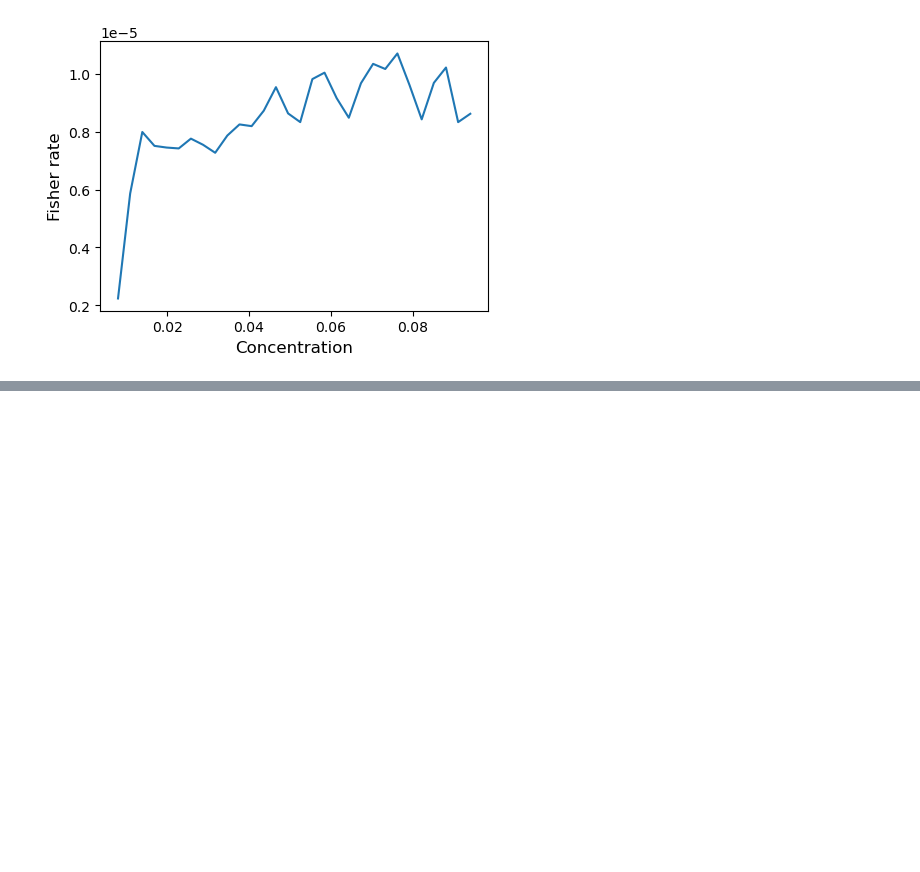
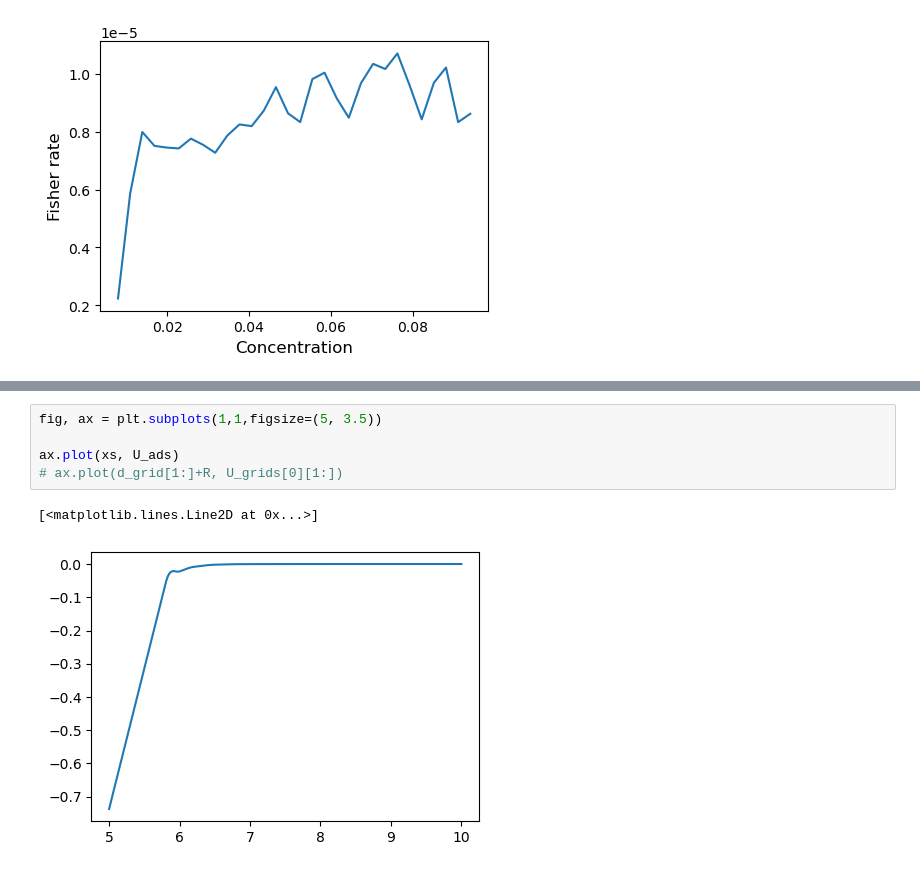
Before and after one commit to ta-rekt/Droplet, a Jupyter notebook: viz-rouse.ipynb, the cells around one changed output, grey strips where cells are left out. Drawn from its saved outputs; the diff is of its cells as text; blank space fills up the shorter version.

```diff
--- a/viz-rouse.ipynb
+++ b/viz-rouse.ipynb
@@ -1086,0 +1164,8 @@ Text(0.5, 0, 'Concentration')
+# %%
+fig, ax = plt.subplots(1,1,figsize=(5, 3.5))
+
+ax.plot(xs, U_ads)
+# ax.plot(d_grid[1:]+R, U_grids[0][1:])
+# %% [output]
+[<matplotlib.lines.Line2D at 0x...>]
+[figure, added]
```
Also changed, not shown: parts of 10 cells of this notebook, 12 other files.
